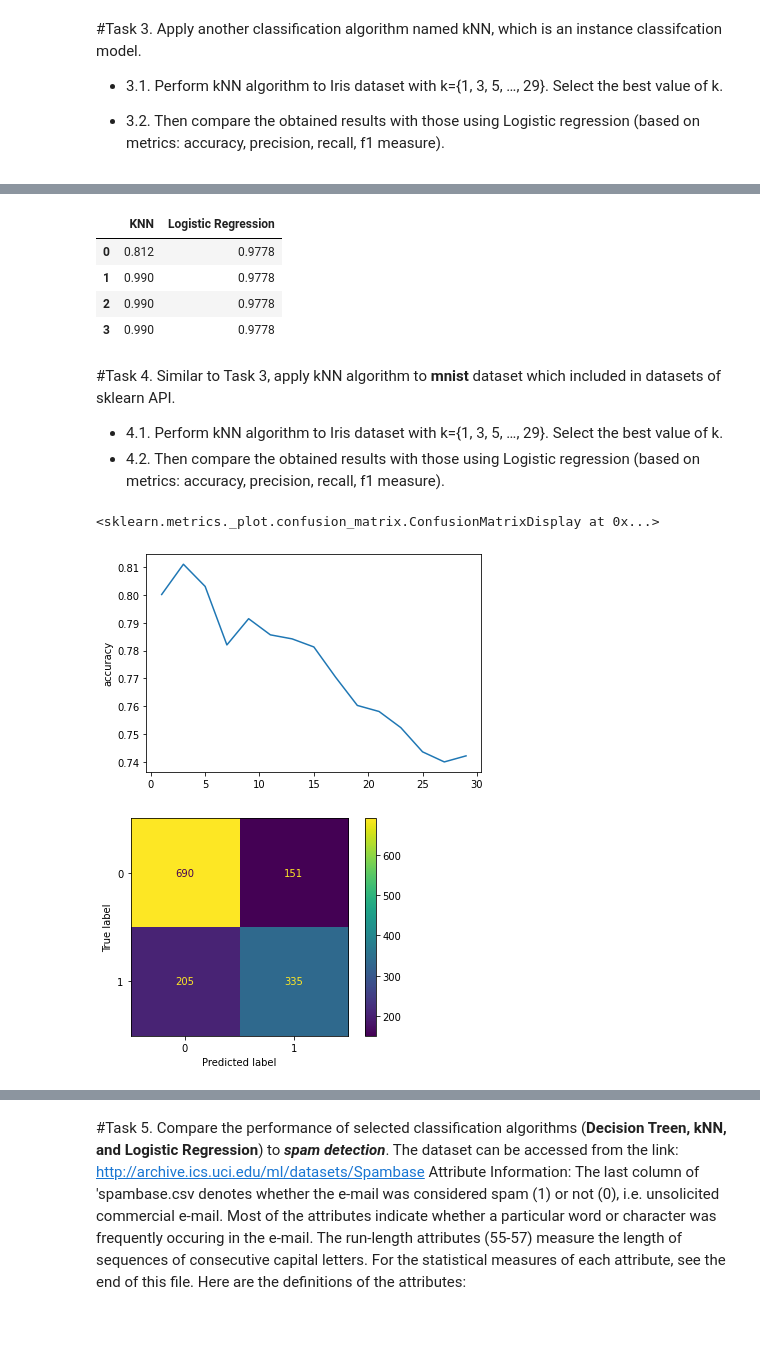
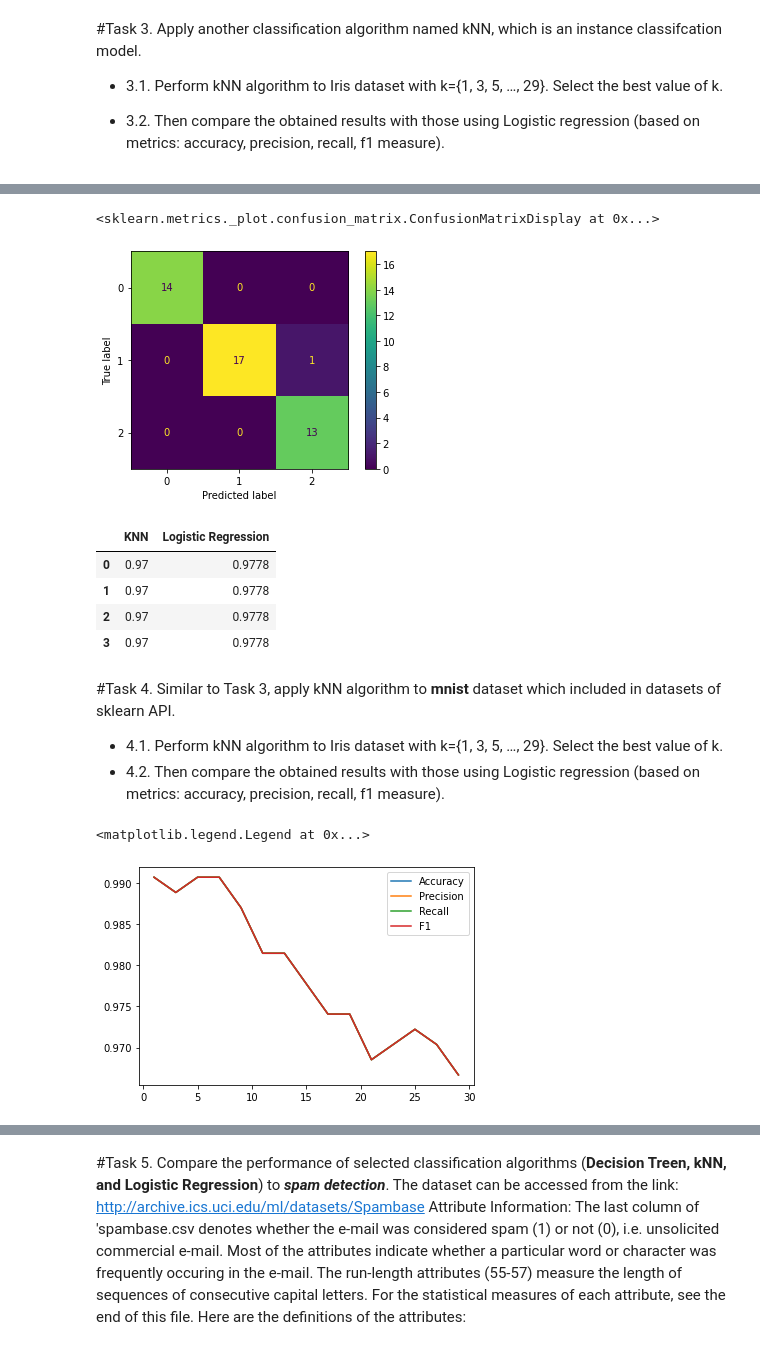
Before and after one commit to tranbuituanngoc/ML, a Jupyter notebook: Lab_4_20130337_TranBuiTuanNgoc.ipynb, the cells around one changed output, grey strips where cells are left out. Cells and saved outputs as stored; diff of their text form; code cells hidden in the pictures.

```diff
--- a/Lab_4_20130337_TranBuiTuanNgoc.ipynb
+++ b/Lab_4_20130337_TranBuiTuanNgoc.ipynb
@@ -72,12 +72,12 @@ from sklearn import datasets
 mnist = datasets.load_digits()
 # %%
 classifier = LogisticRegression(random_state = 0)
-X= mnist['data']
-Y= mnist['target']
-X_train, X_test, y_train, y_test = train_test_split(X, Y, test_size=0.3, train_size=0.7,  random_state = 1)
-classifier.fit(X_train, y_train)
-y_pred = classifier.predict(X_test)
-cm = confusion_matrix(y_test, y_pred)
+X1= mnist['data']
+Y1= mnist['target']
+X_train1, X_test1, y_train1, y_test1 = train_test_split(X1, Y1, test_size=0.3, train_size=0.7,  random_state = 1)
+classifier.fit(X_train1, y_train1)
+y_pred1 = classifier.predict(X_test1)
+cm = confusion_matrix(y_test1, y_pred1)
 print ("Confusion Matrix : \n", confusion_matrix(y_test, y_pred))
 print ("Accuracy : ", accuracy_score(y_test, y_pred))
 print ("Precision : ", precision_score(y_test, y_pred, average='micro'))
@@ -122,16 +115,17 @@ recall=[]
 f1=[]
 for i in k_range:
   data4 = KNeighborsClassifier(n_neighbors=i)
-  X_train, X_test, y_train, y_test = train_test_split(X, Y, test_size=0.3, train_size=0.7,  random_state = 1)
+  X_train, X_test, y_train, y_test = train_test_split(X, Y, test_size=0.4, random_state = 0)
   data4.fit(X_train,y_train)
   y_pred = data4.predict(X_test)
   accuracy.append( accuracy_score(y_test, y_pred))
   precision.append( precision_score(y_test, y_pred, average='micro'))
   recall.append( recall_score(y_test, y_pred, average='micro'))
   f1.append( f1_score(y_test, y_pred, average='micro'))
-plt.plot(k_range,accuracy)
+plt.plot(k_range,accuracy,label="Accuracy")
+plt.plot(k_range,precision,label="Precision")
+plt.plot(k_range,recall,label="Recall")
+plt.plot(k_range,f1,label="F1")
 plt.xlabel=("K")
-plt.ylabel("accuracy")
-
-ConfusionMatrixDisplay.from_estimator(data4, X_test, y_test)
+plt.legend()
 # %% [output]
@@ -162,13 +134,18 @@ Text(0, 0.5, 'f1')
+# %%
+ConfusionMatrixDisplay.from_estimator(data4, X_test, y_test)
+# %% [output]
+<sklearn.metrics._plot.confusion_matrix.ConfusionMatrixDisplay at 0x...>
+[figure, added]
 # %%
-c1= [[0.812,  0.9778], [0.99, 0.9778], [0.99, 0.9778], [0.99, 0.9778]]
+c1= [[0.97,  0.9778], [0.97, 0.9778], [0.97, 0.9778], [0.97, 0.9778]]
 df = pd.DataFrame(c1, columns=['KNN', 'Logistic Regression'])
 df
 # %% [output]
 |  | KNN | Logistic Regression |
-| 0 | 0.812 | 0.9778 |
-| 1 | 0.990 | 0.9778 |
-| 2 | 0.990 | 0.9778 |
-| 3 | 0.990 | 0.9778 |
+| 0 | 0.97 | 0.9778 |
+| 1 | 0.97 | 0.9778 |
+| 2 | 0.97 | 0.9778 |
+| 3 | 0.97 | 0.9778 |
 # %% [markdown]
 #Task 4.
 Similar to Task 3, apply kNN algorithm to **mnist** dataset which included in datasets of sklearn API.
@@ -177,23 +154,24 @@ Similar to Task 3, apply kNN algorithm to **mnist** dataset which included in da
 # %%
 k_range= range(1,30,2)
 accuracy1=[]
 precision1=[]
 recall1=[]
 f11=[]
 for i in k_range:
   mnist = KNeighborsClassifier(n_neighbors=i)
-  X_train, X_test, y_train, y_test = train_test_split(X, Y, test_size=0.3, train_size=0.7,  random_state = 1)
-  mnist.fit(X_train,y_train)
-  y_pred = mnist.predict(X_test)
-  accuracy1.append( accuracy_score(y_test, y_pred))
-  precision1.append( precision_score(y_test, y_pred, average='micro'))
-  recall1.append( recall_score(y_test, y_pred, average='micro'))
-  f11.append( f1_score(y_test, y_pred, average='micro'))
-plt.plot(k_range,accuracy1)
+  X_train1, X_test1, y_train1, y_test1 = train_test_split(X1, Y1, test_size=0.3, train_size=0.7,  random_state = 1)
+  mnist.fit(X_train1,y_train1)
+  y_pred1 = mnist.predict(X_test1)
+  accuracy1.append( accuracy_score(y_test1, y_pred1))
+  precision1.append( precision_score(y_test1, y_pred1, average='micro'))
+  recall1.append( recall_score(y_test1, y_pred1, average='micro'))
+  f11.append( f1_score(y_test1, y_pred1, average='micro'))
+plt.plot(k_range,accuracy1,label="Accuracy")
+plt.plot(k_range,precision1,label="Precision")
+plt.plot(k_range,recall1,label="Recall")
+plt.plot(k_range,f11,label="F1")
 plt.xlabel=("K")
-plt.ylabel("accuracy")
-ConfusionMatrixDisplay.from_estimator(mnist, X_test, y_test)
+plt.legend()
 # %% [output]
-<sklearn.metrics._plot.confusion_matrix.ConfusionMatrixDisplay at 0x...>
+<matplotlib.legend.Legend at 0x...>
-[figure, old version]
+[figure, new version]
-[figure, removed]
```
Also changed, not shown: parts of 19 cells of this notebook.
